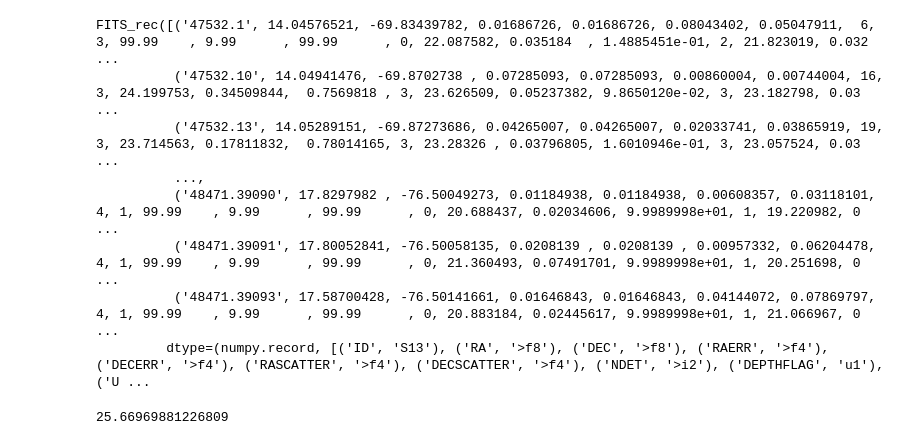
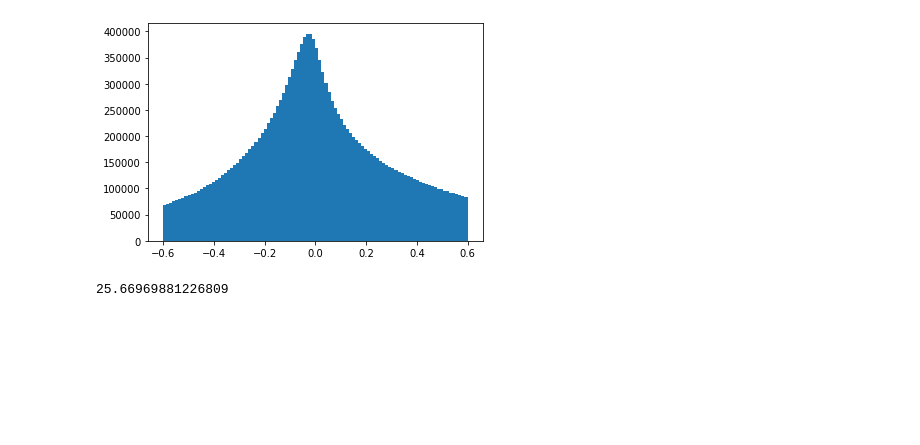
Before and after one commit to pmassana/sfh_codes, a Jupyter notebook: MS_maps.ipynb, the cells around one changed output. Cells and saved outputs as stored; diff of their text form; code cells hidden in the pictures; blank space fills up the shorter version.

```diff
--- a/MS_maps.ipynb
+++ b/MS_maps.ipynb
@@ -25,11 +25,5 @@ full_data = fits.getdata('/vol/ph/astro_data/pmassana/SMASH_DATA/healpix_reducti
-# %%
-full_data
-# %% [output]
-FITS_rec([('47532.1', 14.04576521, -69.83439782, 0.01686726, 0.01686726, 0.08043402, 0.05047911,  6, 3, 99.99    , 9.99      , 99.99      , 0, 22.087582, 0.035184  , 1.4885451e-01, 2, 21.823019, 0.032 ...
-          ('47532.10', 14.04941476, -69.8702738 , 0.07285093, 0.07285093, 0.00860004, 0.00744004, 16, 3, 24.199753, 0.34509844,  0.7569818 , 3, 23.626509, 0.05237382, 9.8650120e-02, 3, 23.182798, 0.03 ...
-          ('47532.13', 14.05289151, -69.87273686, 0.04265007, 0.04265007, 0.02033741, 0.03865919, 19, 3, 23.714563, 0.17811832,  0.78014165, 3, 23.28326 , 0.03796805, 1.6010946e-01, 3, 23.057524, 0.03 ...
-          ...,
-          ('48471.39090', 17.8297982 , -76.50049273, 0.01184938, 0.01184938, 0.00608357, 0.03118101,  4, 1, 99.99    , 9.99      , 99.99      , 0, 20.688437, 0.02034606, 9.9989998e+01, 1, 19.220982, 0 ...
-          ('48471.39091', 17.80052841, -76.50058135, 0.0208139 , 0.0208139 , 0.00957332, 0.06204478,  4, 1, 99.99    , 9.99      , 99.99      , 0, 21.360493, 0.07491701, 9.9989998e+01, 1, 20.251698, 0 ...
-          ('48471.39093', 17.58700428, -76.50141661, 0.01646843, 0.01646843, 0.04144072, 0.07869797,  4, 1, 99.99    , 9.99      , 99.99      , 0, 20.883184, 0.02445617, 9.9989998e+01, 1, 21.066967, 0 ...
-         dtype=(numpy.record, [('ID', 'S13'), ('RA', '>f8'), ('DEC', '>f8'), ('RAERR', '>f4'), ('DECERR', '>f4'), ('RASCATTER', '>f4'), ('DECSCATTER', '>f4'), ('NDET', '>i2'), ('DEPTHFLAG', 'u1'), ('U ...
+# %%
+plt.hist(full_data['SHARP'], bins=100)
+plt.show()
+# %% [output]
+[figure, added]
```
Also changed, not shown: parts of 15 cells of this notebook, 1 other file.
